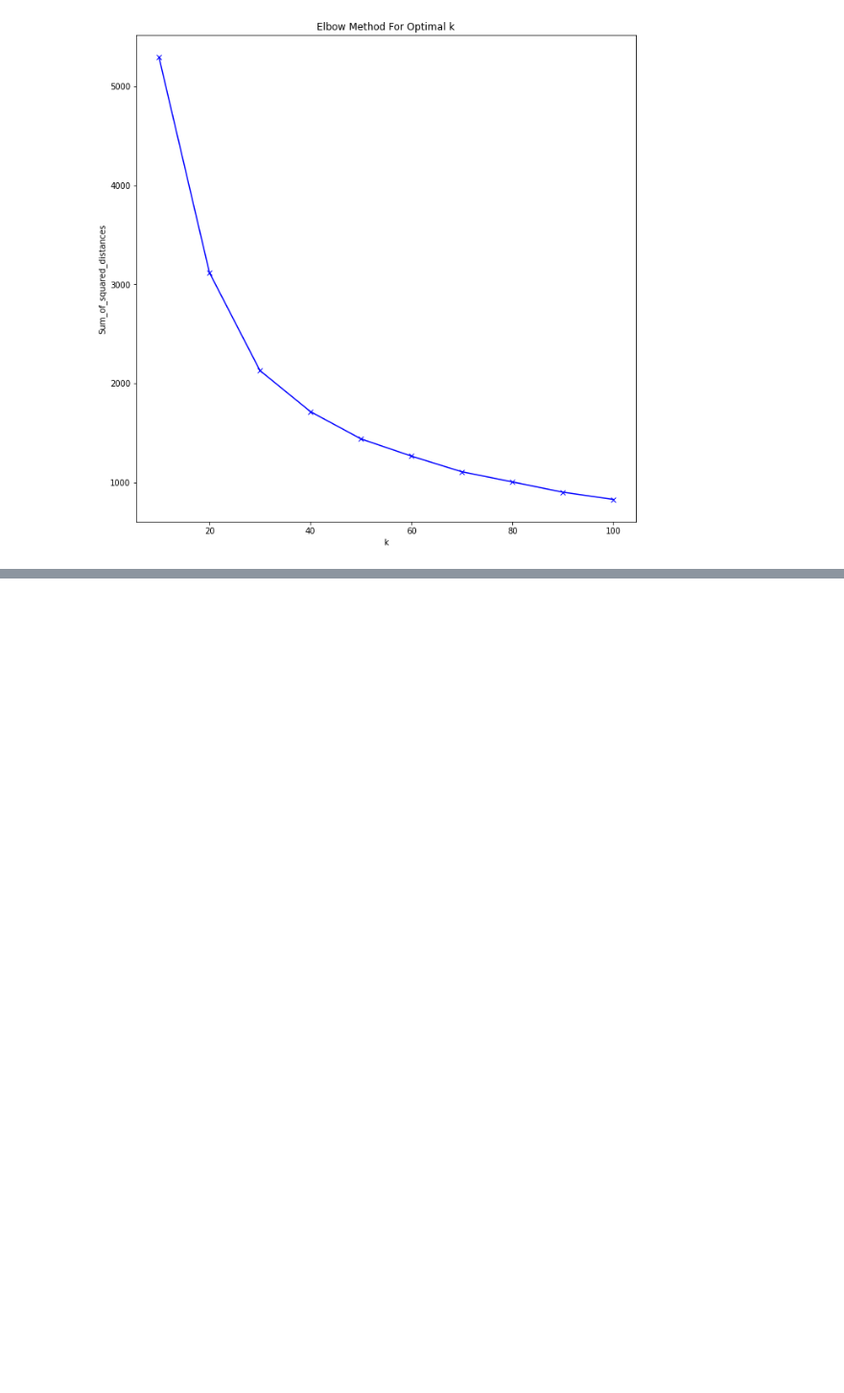
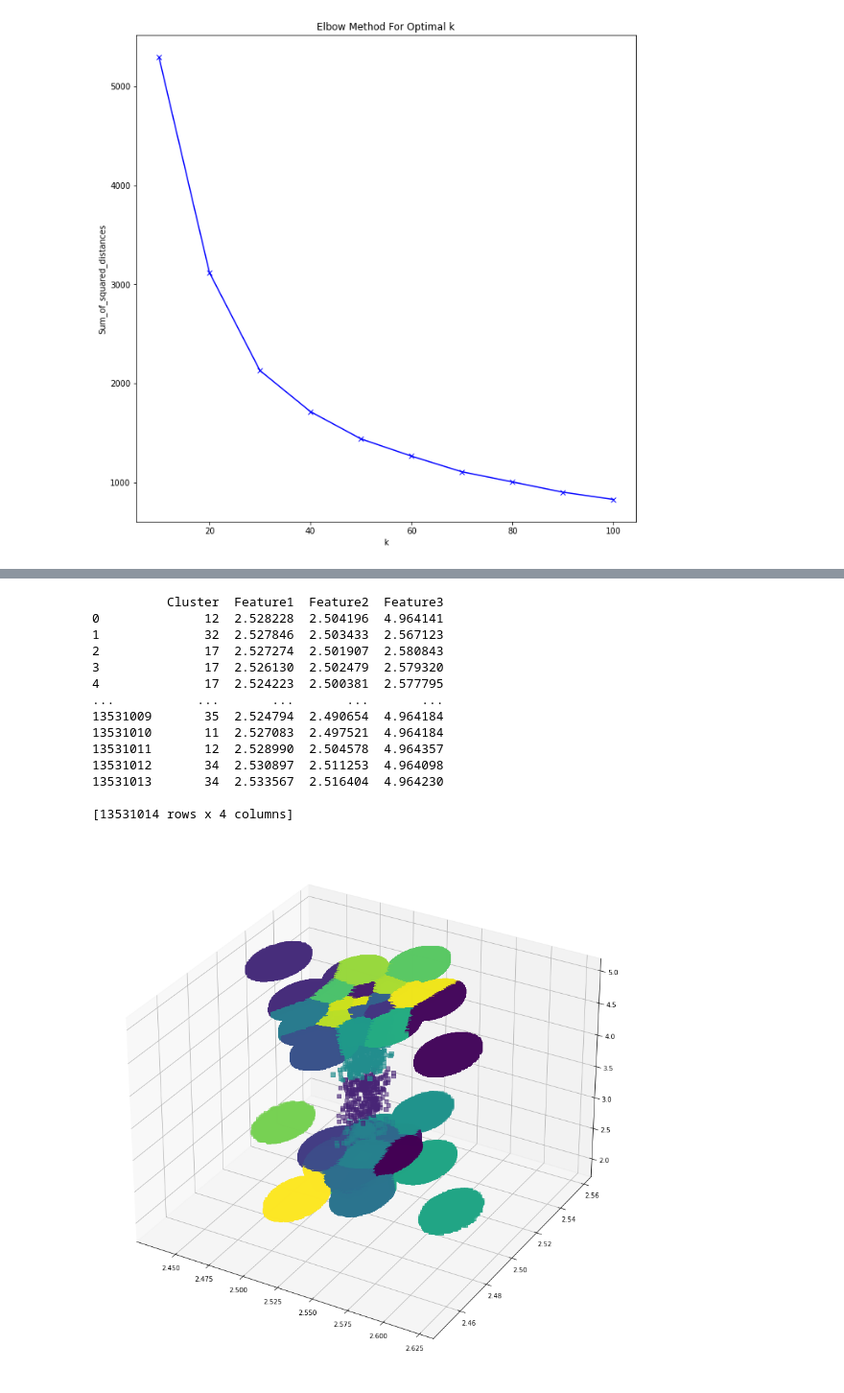
Before and after one commit to lauraventrice/BDA, a Jupyter notebook: Exercise3/graphProblem2.ipynb, the cells around one changed output, grey strips where cells are left out. Shown at 96% size. Drawn from its saved outputs; the diff is of its cells as text; code cells hidden in the pictures; blank space fills up the shorter version.

```diff
--- a/Exercise3/graphProblem2.ipynb
+++ b/Exercise3/graphProblem2.ipynb
@@ -67,0 +68,42 @@ plt.show()
+# %%
+lines = open("./totalExample/part-00000", "r").readlines()
+
+v = []
+
+for line in lines:
+    array_tmp = []
+    tmp = line.split(",")
+    array_tmp.append(int(tmp[0]))
+    array_tmp.append(float(tmp[1]))
+    array_tmp.append(float(tmp[2]))
+    array_tmp.append(float(tmp[3]))
+    v.append(array_tmp)
+
+df = pd.DataFrame(v, columns=['Cluster', 'Feature1','Feature2',"Feature3"])
+print (df)
+
+fig = plt.figure(figsize = (15,15))
+ax = fig.add_subplot(111, projection='3d')
+x = np.array(df['Feature1'])
+y = np.array(df['Feature2'])
+z = np.array(df['Feature3'])
+
+ax.scatter(x,y,z, marker="s", c=df["Cluster"], s=40)
+
+plt.show()
+# %% [output]
+          Cluster  Feature1  Feature2  Feature3
+0              12  2.528228  2.504196  4.964141
+1              32  2.527846  2.503433  2.567123
+2              17  2.527274  2.501907  2.580843
+3              17  2.526130  2.502479  2.579320
+4              17  2.524223  2.500381  2.577795
+...           ...       ...       ...       ...
+13531009       35  2.524794  2.490654  4.964184
+13531010       11  2.527083  2.497521  4.964184
+13531011       12  2.528990  2.504578  4.964357
+13531012       34  2.530897  2.511253  4.964098
+13531013       34  2.533567  2.516404  4.964230
+
+[13531014 rows x 4 columns]
+[figure, added]
```
Also changed, not shown: parts of 1 cell of this notebook, 2 other files.
